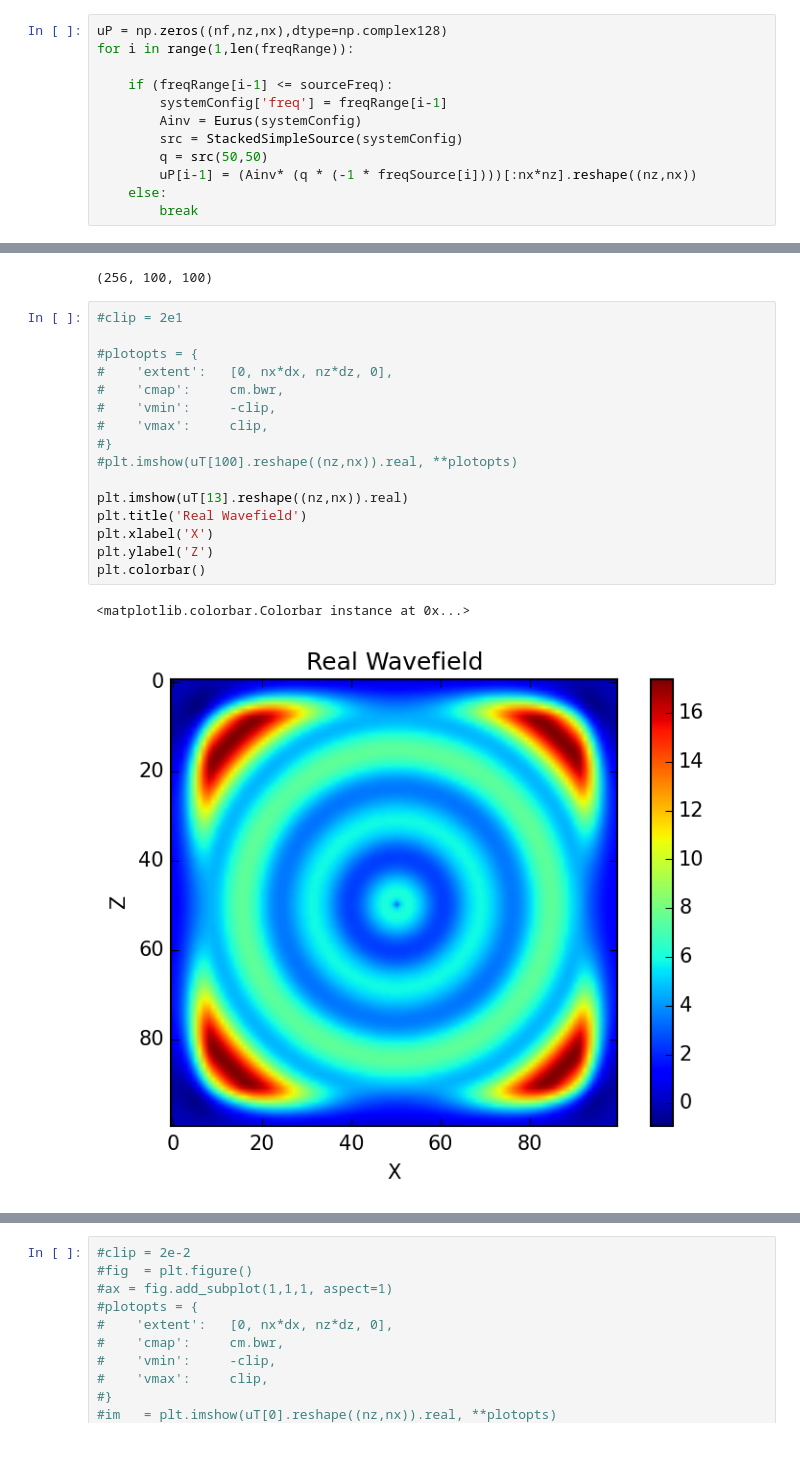
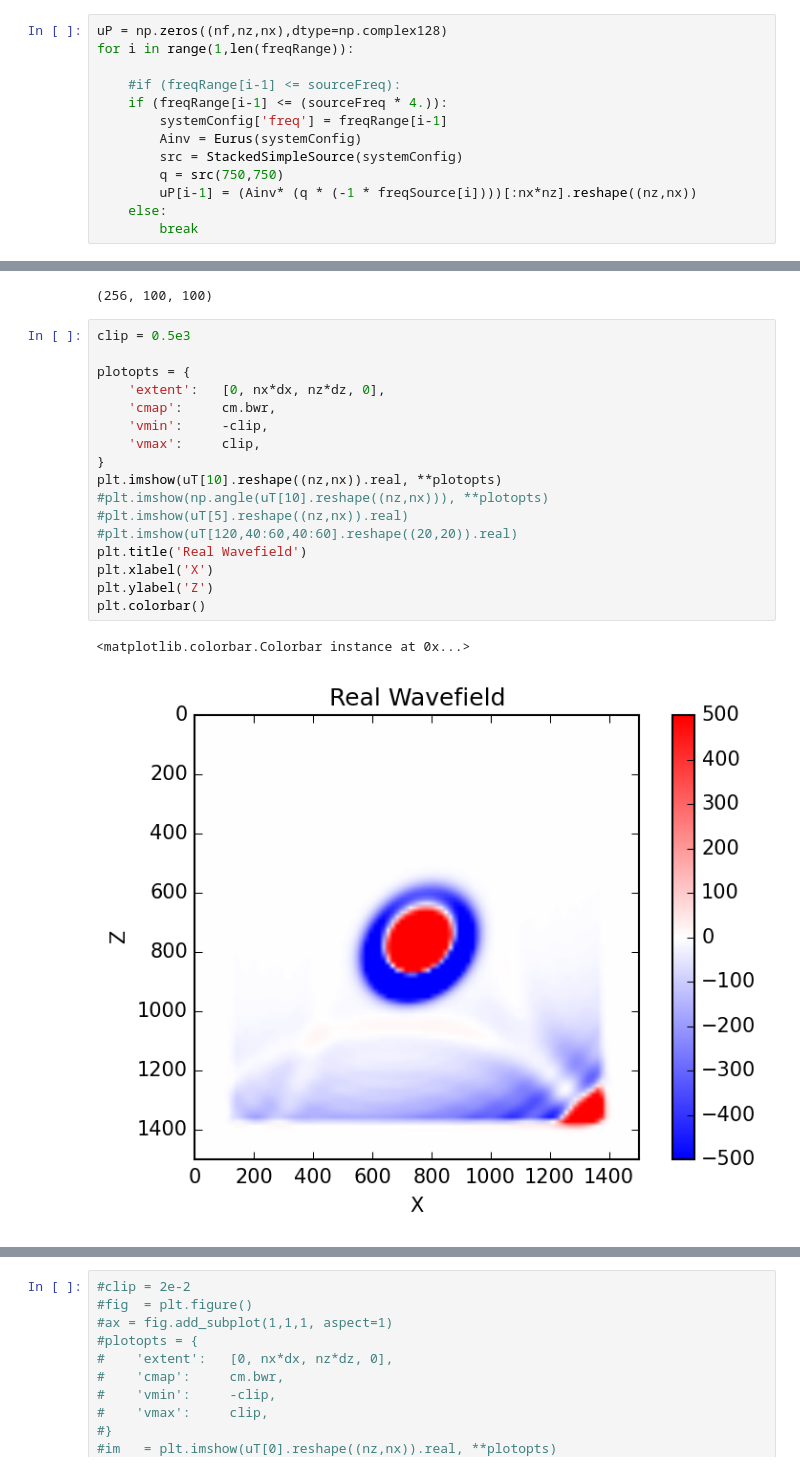
Before and after one commit to uwoseis/anemoi, a Jupyter notebook: notebooks/Testing Environment for Time Domain Functions.ipynb, the cells around one changed output, grey strips where cells are left out. Saved outputs shown, nothing was run; the diff lists cells and outputs as text.

```diff
--- a/notebooks/Testing Environment for Time Domain Functions.ipynb
+++ b/notebooks/Testing Environment for Time Domain Functions.ipynb
@@ -179,11 +174,12 @@ freqSource[-((nTSamp / 2) + 1):]=0
 uP = np.zeros((nf,nz,nx),dtype=np.complex128)
 for i in range(1,len(freqRange)):
 
-    if (freqRange[i-1] <= sourceFreq):
+    #if (freqRange[i-1] <= sourceFreq):
+    if (freqRange[i-1] <= (sourceFreq * 4.)):
         systemConfig['freq'] = freqRange[i-1]
         Ainv = Eurus(systemConfig)
         src = StackedSimpleSource(systemConfig)
-        q = src(50,50)
+        q = src(750,750)
         uP[i-1] = (Ainv* (q * (-1 * freqSource[i])))[:nx*nz].reshape((nz,nx))
     else:
         break
@@ -203,21 +199,22 @@ print uT.shape
 # %% [output]
 (256, 100, 100)
 # %%
-#clip = 2e1
+clip = 0.5e3
 
-#plotopts = {
-#    'extent':   [0, nx*dx, nz*dz, 0],
-#    'cmap':     cm.bwr,
-#    'vmin':     -clip,
-#    'vmax':     clip,
-#}
-#plt.imshow(uT[100].reshape((nz,nx)).real, **plotopts)
-
-plt.imshow(uT[13].reshape((nz,nx)).real)
+plotopts = {
+    'extent':   [0, nx*dx, nz*dz, 0],
+    'cmap':     cm.bwr,
+    'vmin':     -clip,
+    'vmax':     clip,
+}
+plt.imshow(uT[10].reshape((nz,nx)).real, **plotopts)
+#plt.imshow(np.angle(uT[10].reshape((nz,nx))), **plotopts)
+#plt.imshow(uT[5].reshape((nz,nx)).real)
+#plt.imshow(uT[120,40:60,40:60].reshape((20,20)).real)
 plt.title('Real Wavefield')
 plt.xlabel('X')
 plt.ylabel('Z')
 plt.colorbar()
 # %% [output]
 <matplotlib.colorbar.Colorbar instance at 0x...>
-[figure, old version]
+[figure, new version]
```
Also changed, not shown: parts of 7 cells of this notebook.
